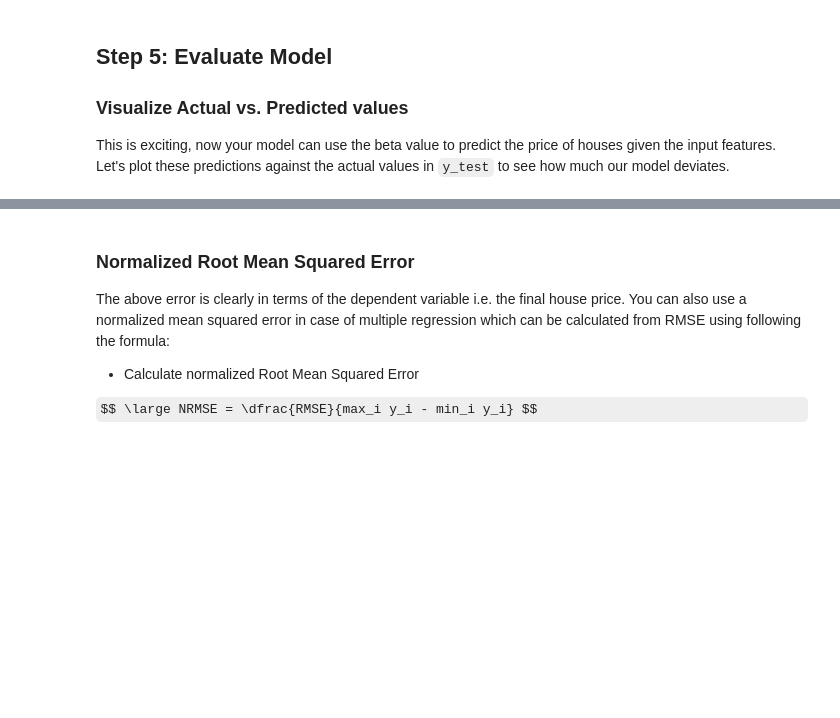
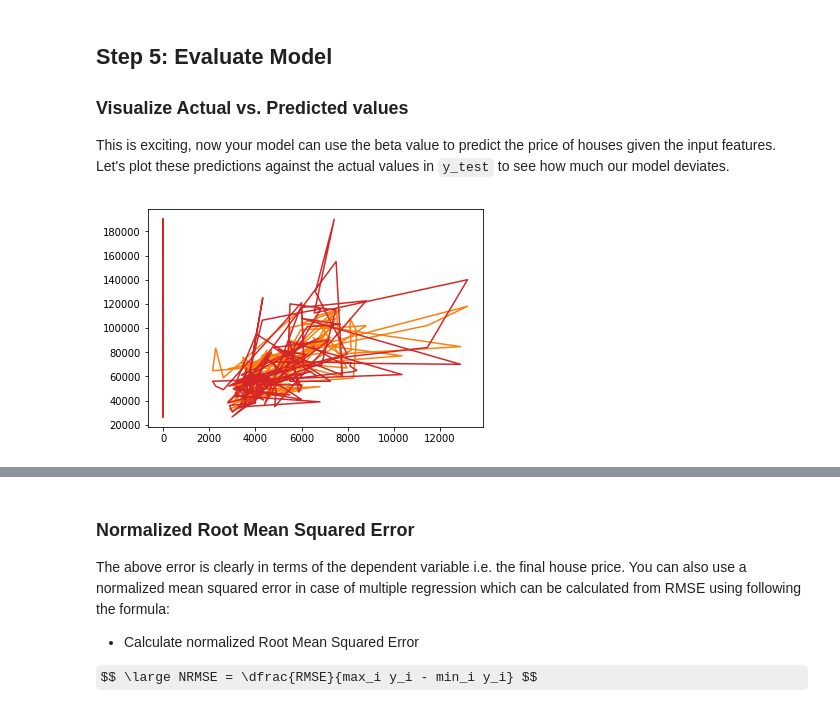
Before and after one commit to karolinajoz/dsc-linalg-regression-lab-nyc-ds-082619, a Jupyter notebook: index.ipynb, the cells around one changed output, grey strips where cells are left out. Saved outputs shown, nothing was run; the diff lists cells and outputs as text; code cells hidden in the pictures; some formulas as TeX source; blank space fills up the shorter version.

```diff
--- a/index.ipynb
+++ b/index.ipynb
@@ -215,7 +215,9 @@ import matplotlib.pyplot as plt
 # %%
 plt.plot(x_test, y_pred)
 plt.plot(x_test, y_test)
-plt
+plt.show()
+# %% [output]
+[figure, added]
 # %%
 # Plot predicted and actual values as line plots
 # %% [markdown]
```
